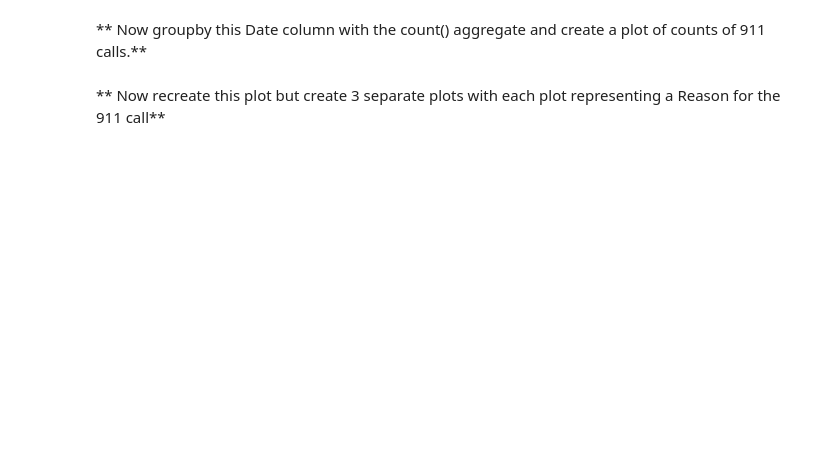
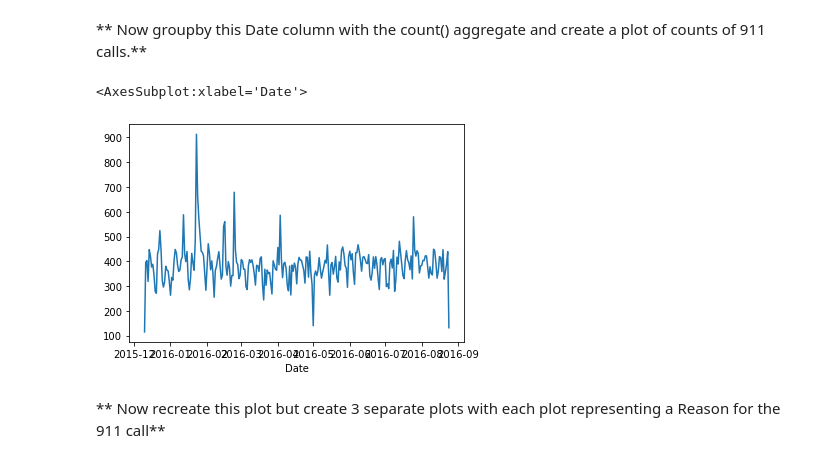
Before and after one commit to myamwalker/Project-2, a Jupyter notebook: 01-911 Calls Data Capstone Project.ipynb, the cells around one changed output. Saved outputs shown, nothing was run; the diff lists cells and outputs as text; code cells hidden in the pictures; blank space fills up the shorter version.

```diff
--- a/01-911 Calls Data Capstone Project.ipynb
+++ b/01-911 Calls Data Capstone Project.ipynb
@@ -210,2 +215,6 @@ byMonth['lat'].plot(kind = "line")
 # %% [markdown]
 **Create a new column called 'Date' that contains the date from the timeStamp column. You'll need to use apply along with the .date() method. **
+# %%
+time = df['timeStamp'].iloc[0]
+df['Date']=df['timeStamp'].apply(lambda time:time.date())
+df.head(1)
@@ -212,4 +224,10 @@ byMonth['lat'].plot(kind = "line")
 # %% [markdown]
 ** Now groupby this Date column with the count() aggregate and create a plot of counts of 911 calls.**
+# %%
+byDate = df.groupby('Date').count()
+byDate['lat'].plot(kind='line')
+# %% [output]
+<AxesSubplot:xlabel='Date'>
+[figure, added]
 # %% [markdown]
 ** Now recreate this plot but create 3 separate plots with each plot representing a Reason for the 911 call**
```
Also changed, not shown: parts of 11 cells of this notebook.
